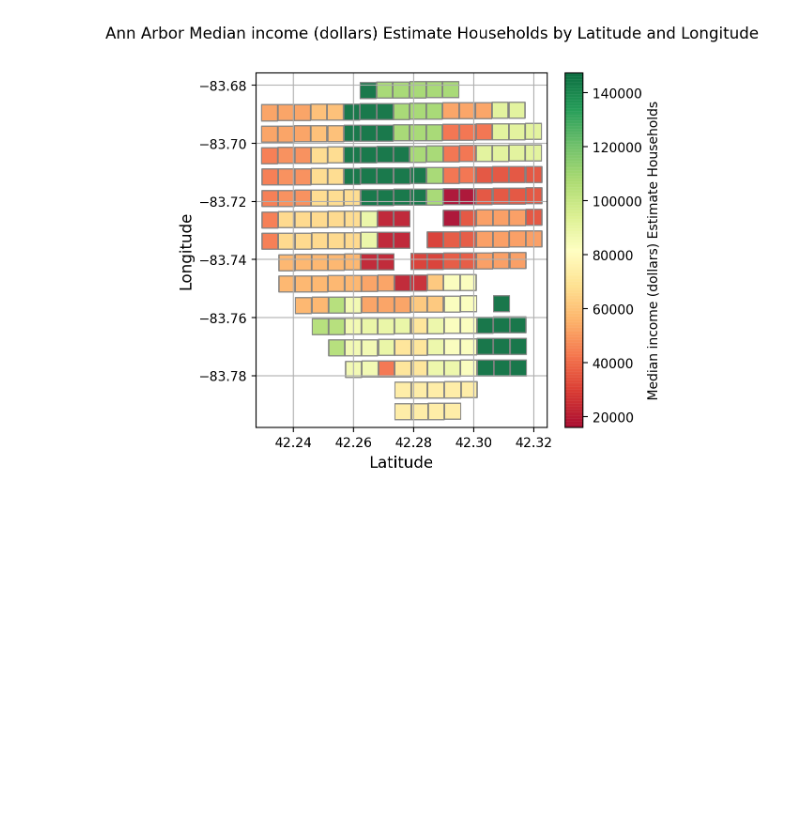
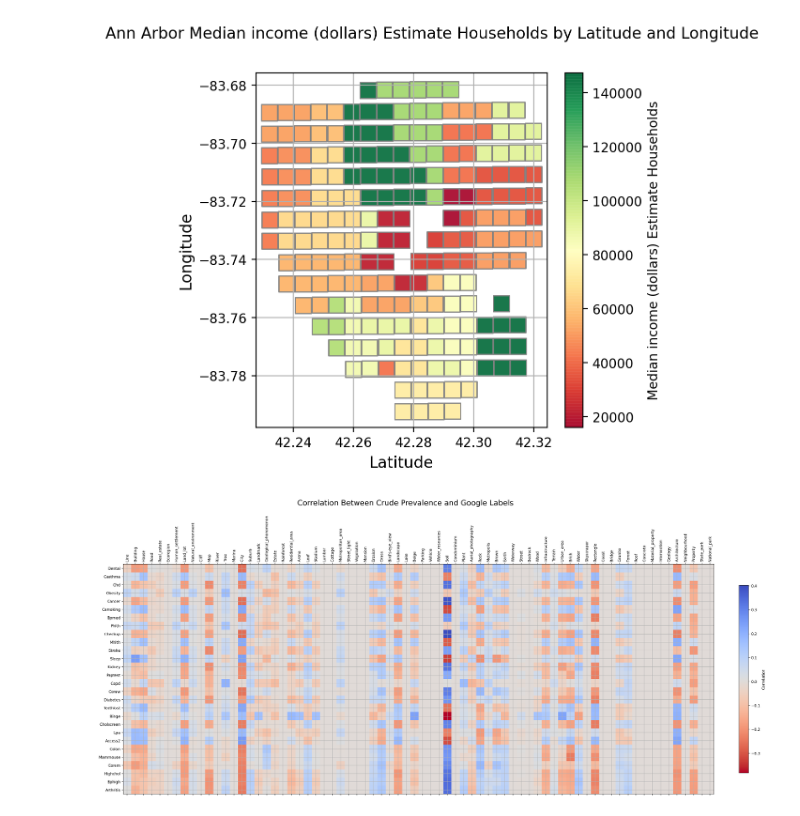
Before and after one commit to CooperStansbury/READMISSIONS, a Jupyter notebook: Washtenaw_case_study/notebooks/500_cities_analysis.ipynb, the cells around one changed output. Saved outputs shown, nothing was run; the diff lists cells and outputs as text; code cells hidden in the pictures; blank space fills up the shorter version.

```diff
--- a/Washtenaw_case_study/notebooks/500_cities_analysis.ipynb
+++ b/Washtenaw_case_study/notebooks/500_cities_analysis.ipynb
@@ -275,3 +277,55 @@ save_filepath = f"../figures/{TITLE}.png"
 plt.savefig(save_filepath,  bbox_inches = 'tight')
 # %% [output]
 [figure]
+# %%
+"""
+correlations between labels and landuse
+"""
+MANUAL_FEATURES = ['Aerial_photography_label', 'Architecture_label',
+                   'Arena_label','Bedrock_label','Beige_label', "Bird's-eye_view_label",
+                   'Brick_label','Bridge_label','Brown_label','Building_label',
+                   'City_label','Cliff_label', 'Coast_label','Concrete_label',
+                   'Condominium_label','Cottage_label','Earth_label','Ecoregion_label',
+                   'Erosion_label','Estate_label',
+                   'Forest_label','Geological_phenomenon_label','Geology_label','Granite_label',
+                   'Grass_label', 'House_label','Human_settlement_label','Infrastructure_label',
+                   'Intersection_label','Lake_label','Land_lot_label','Landmark_label','Landscape_label',
+                   'Leaf_label','Line_label','Lumber_label','Mansion_label','Map_label','Marina_label','Material_property_label',
+                   'Metropolis_label','Metropolitan_area_label','National_park_label',
+                   'Natural_environment_label','Neighbourhood_label','Parking_label','Plant_label','Property_label',
+                   'Rainforest_label','Real_estate_label','Rectangle_label','Residential_area_label',
+                   'River_label','Road_label','Rock_label','Roof_label','Skyscraper_label','Soil_label',
+                   'Stadium_label','State_park_label','Street_label','Street_light_label','Suburb_label','Terrain_label',
+                   'Tree_label','Urban_area_label','Vegetation_label','Vehicle_label',
+                   'Water_label','Water_resources_label','Waterway_label','Wood_label']
+
+TITLE = "Correlation Between Crude Prevalence and Google Labels"
+FEATURES = list(set(NORMED_PREVALANCE_COLS + MANUAL_FEATURES))
+
+# compute correlations
+corr = data_df[FEATURES].corr().fillna(0.0)
+
+drop_rows = [x for x in FEATURES if 'label' in x]
+drop_cols = [x for x in FEATURES if not 'label' in x]
+
+# drop symmetry for cleaner plot
+corr = corr.drop(drop_cols, axis=1)
+corr = corr[~corr.index.isin(drop_rows)]
+
+clean_col_names = [x.replace('_label', "") for x in drop_rows]
+clean_row_names = [x.replace('_rate', "").title() for x in drop_cols]
+
+plt.figure(figsize=(30,30))
+im = plt.matshow(corr, fignum=1, cmap='coolwarm_r')
+plt.xticks(range(len(clean_col_names)), clean_col_names, rotation=90)
+plt.yticks(range(len(clean_row_names)), clean_row_names)
+plt.grid()
+
+cb = plt.colorbar(im, fraction=0.015, pad=0.04)
+cb.set_label(f'Correlation')
+plt.suptitle(TITLE, fontsize=20, y=0.7)
+
+save_filepath = f"../figures/{TITLE}.png"
+plt.savefig(save_filepath,  bbox_inches = 'tight')
+# %% [output]
+[figure, added]
```
Also changed, not shown: parts of 6 cells of this notebook, 7 other files.
